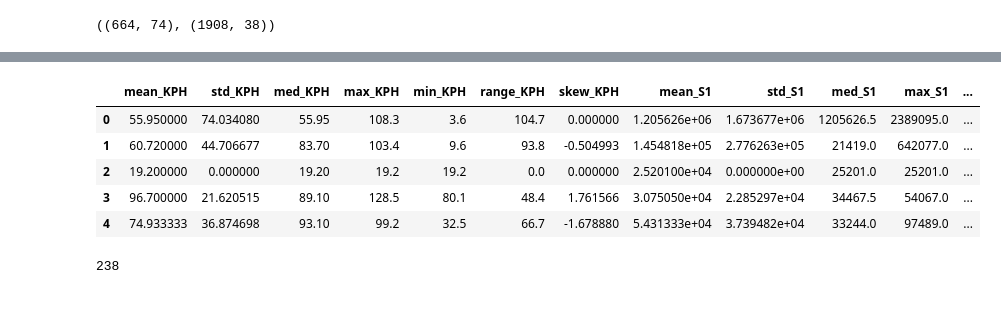
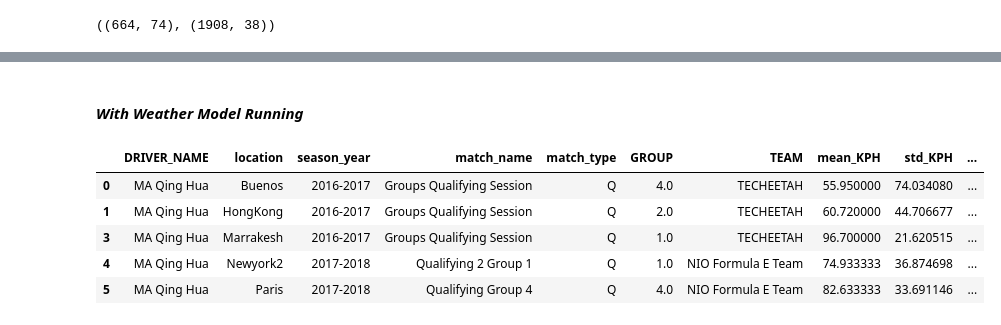
Before and after one commit to Aishwarya4823/Formula-E-Racing-Lap-Prediction-Using-Machine-Learning, a Jupyter notebook: Data Preprocessing - I.ipynb, the cells around one changed output, grey strips where cells are left out. Drawn from its saved outputs; the diff is of its cells as text; code cells hidden in the pictures.

Commit message:
Fixed numpyarray to model issue

```diff
--- a/Data Preprocessing - I.ipynb
+++ b/Data Preprocessing - I.ipynb
@@ -254,13 +288,11 @@ final_copy.drop(columns = ['DRIVER_NAME','location','season_year', 'match_name',
+# %% [markdown]
+#### *With Weather Model Running*
 # %%
-final_copy.head()
+final_data_with_weather.head()
 # %% [output]
-|  | mean_KPH | std_KPH | med_KPH | max_KPH | min_KPH | range_KPH | skew_KPH | mean_S1 | std_S1 | med_S1 | max_S1 | ... |
-| 0 | 55.950000 | 74.034080 | 55.95 | 108.3 | 3.6 | 104.7 | 0.000000 | 1.205626e+06 | 1.673677e+06 | 1205626.5 | 2389095.0 | ... |
-| 1 | 60.720000 | 44.706677 | 83.70 | 103.4 | 9.6 | 93.8 | -0.504993 | 1.454818e+05 | 2.776263e+05 | 21419.0 | 642077.0 | ... |
-| 2 | 19.200000 | 0.000000 | 19.20 | 19.2 | 19.2 | 0.0 | 0.000000 | 2.520100e+04 | 0.000000e+00 | 25201.0 | 25201.0 | ... |
-| 3 | 96.700000 | 21.620515 | 89.10 | 128.5 | 80.1 | 48.4 | 1.761566 | 3.075050e+04 | 2.285297e+04 | 34467.5 | 54067.0 | ... |
-| 4 | 74.933333 | 36.874698 | 93.10 | 99.2 | 32.5 | 66.7 | -1.678880 | 5.431333e+04 | 3.739482e+04 | 33244.0 | 97489.0 | ... |
+|  | DRIVER_NAME | location | season_year | match_name | match_type | GROUP | TEAM | mean_KPH | std_KPH | ... |
+| 0 | MA Qing Hua | Buenos | 2016-2017 | Groups Qualifying Session | Q | 4.0 | TECHEETAH | 55.950000 | 74.034080 | ... |
+| 1 | MA Qing Hua | HongKong | 2016-2017 | Groups Qualifying Session | Q | 2.0 | TECHEETAH | 60.720000 | 44.706677 | ... |
+| 3 | MA Qing Hua | Marrakesh | 2016-2017 | Groups Qualifying Session | Q | 1.0 | TECHEETAH | 96.700000 | 21.620515 | ... |
+| 4 | MA Qing Hua | Newyork2 | 2017-2018 | Qualifying 2 Group 1 | Q | 1.0 | NIO Formula E Team | 74.933333 | 36.874698 | ... |
+| 5 | MA Qing Hua | Paris | 2017-2018 | Qualifying Group 4 | Q | 4.0 | NIO Formula E Team | 82.633333 | 33.691146 | ... |
-# %%
-len(final_copy.columns)
-# %% [output]
-238
```
Also changed, not shown: parts of 19 cells of this notebook, 1 other file.
